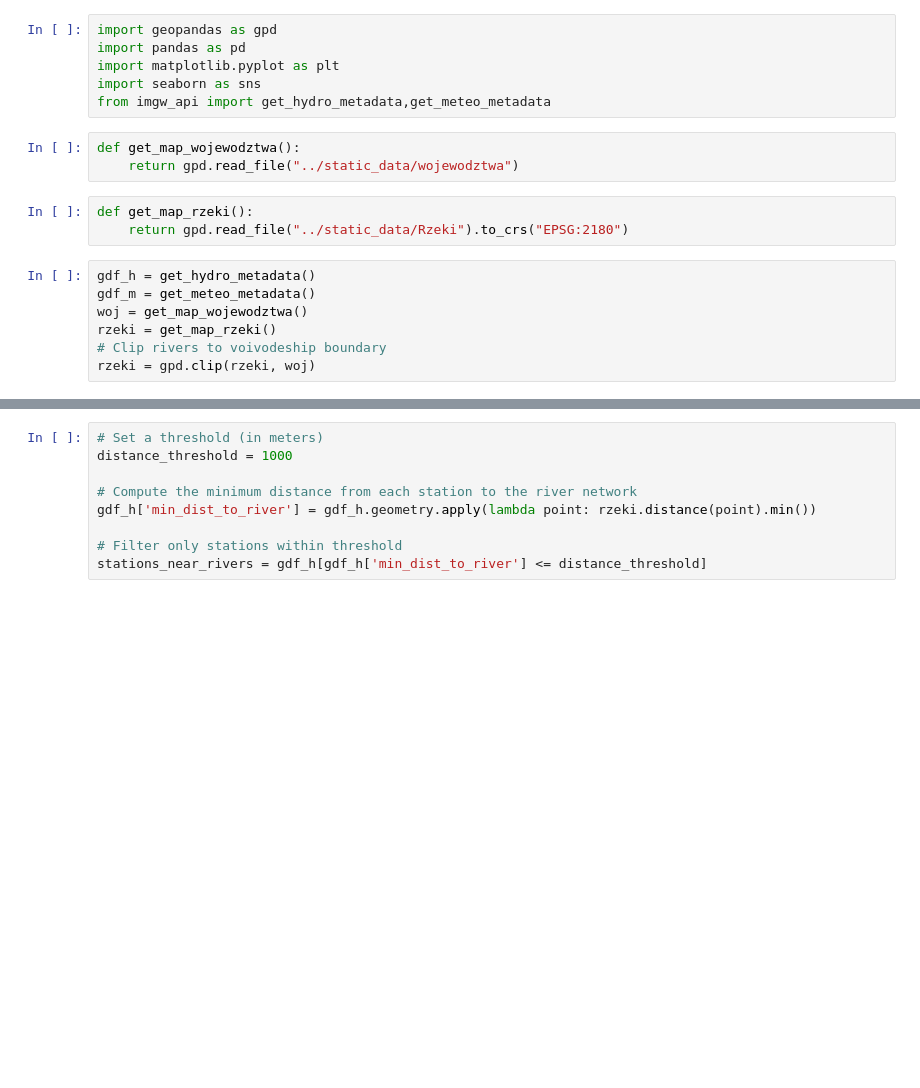
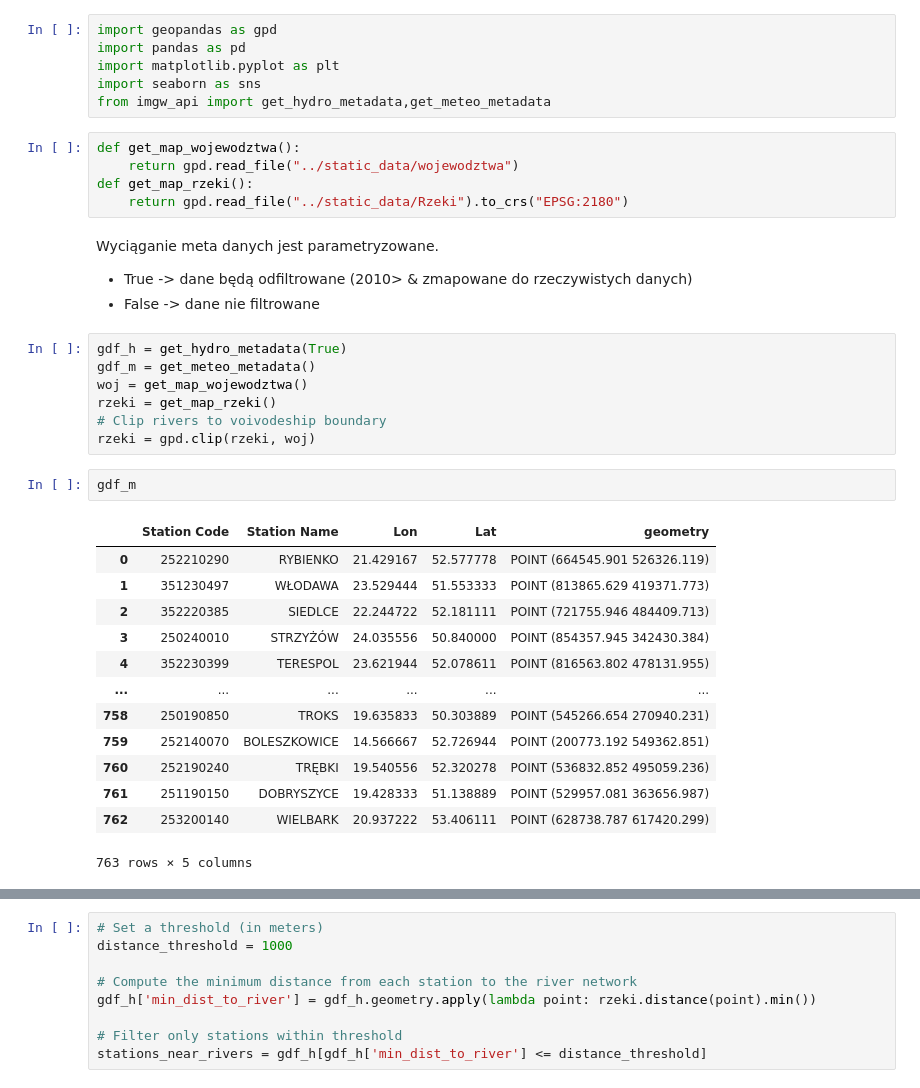
Before and after one commit to eo-agh/daes-project-2425-alt, a Jupyter notebook: notebooks/Maps.ipynb, the cells around one changed output, grey strips where cells are left out. Drawn from its saved outputs; the diff is of its cells as text; blank space fills up the shorter version.

```diff
--- a/notebooks/Maps.ipynb
+++ b/notebooks/Maps.ipynb
@@ -7,16 +7,36 @@ from imgw_api import get_hydro_metadata,get_meteo_metadata
 # %%
 def get_map_wojewodztwa():
     return gpd.read_file("../static_data/wojewodztwa")
+def get_map_rzeki():
+    return gpd.read_file("../static_data/Rzeki").to_crs("EPSG:2180")
-# %%
-def get_map_rzeki():
-    return gpd.read_file("../static_data/Rzeki").to_crs("EPSG:2180")
+# %% [markdown]
+Wyciąganie meta danych jest parametryzowane.
+
+- True -> dane będą odfiltrowane (2010> & zmapowane do rzeczywistych danych)
+- False -> dane nie filtrowane
 # %%
-gdf_h = get_hydro_metadata()
+gdf_h = get_hydro_metadata(True)
 gdf_m = get_meteo_metadata()
 woj = get_map_wojewodztwa()
 rzeki = get_map_rzeki()
 # Clip rivers to voivodeship boundary
 rzeki = gpd.clip(rzeki, woj)
+# %%
+gdf_m
+# %% [output]
+|  | Station Code | Station Name | Lon | Lat | geometry |
+| 0 | 252210290 | RYBIENKO | 21.429167 | 52.577778 | POINT (664545.901 526326.119) |
+| 1 | 351230497 | WŁODAWA | 23.529444 | 51.553333 | POINT (813865.629 419371.773) |
+| 2 | 352220385 | SIEDLCE | 22.244722 | 52.181111 | POINT (721755.946 484409.713) |
+| 3 | 250240010 | STRZYŻÓW | 24.035556 | 50.840000 | POINT (854357.945 342430.384) |
+| 4 | 352230399 | TERESPOL | 23.621944 | 52.078611 | POINT (816563.802 478131.955) |
+| ... | ... | ... | ... | ... | ... |
+| 758 | 250190850 | TROKS | 19.635833 | 50.303889 | POINT (545266.654 270940.231) |
+| 759 | 252140070 | BOLESZKOWICE | 14.566667 | 52.726944 | POINT (200773.192 549362.851) |
+| 760 | 252190240 | TRĘBKI | 19.540556 | 52.320278 | POINT (536832.852 495059.236) |
+| 761 | 251190150 | DOBRYSZYCE | 19.428333 | 51.138889 | POINT (529957.081 363656.987) |
+| 762 | 253200140 | WIELBARK | 20.937222 | 53.406111 | POINT (628738.787 617420.299) |
+763 rows × 5 columns
 # %%
 # Apply seaborn theme
 sns.set_theme(style="whitegrid")
```
Also changed, not shown: parts of 11 cells of this notebook, 7 other files.
